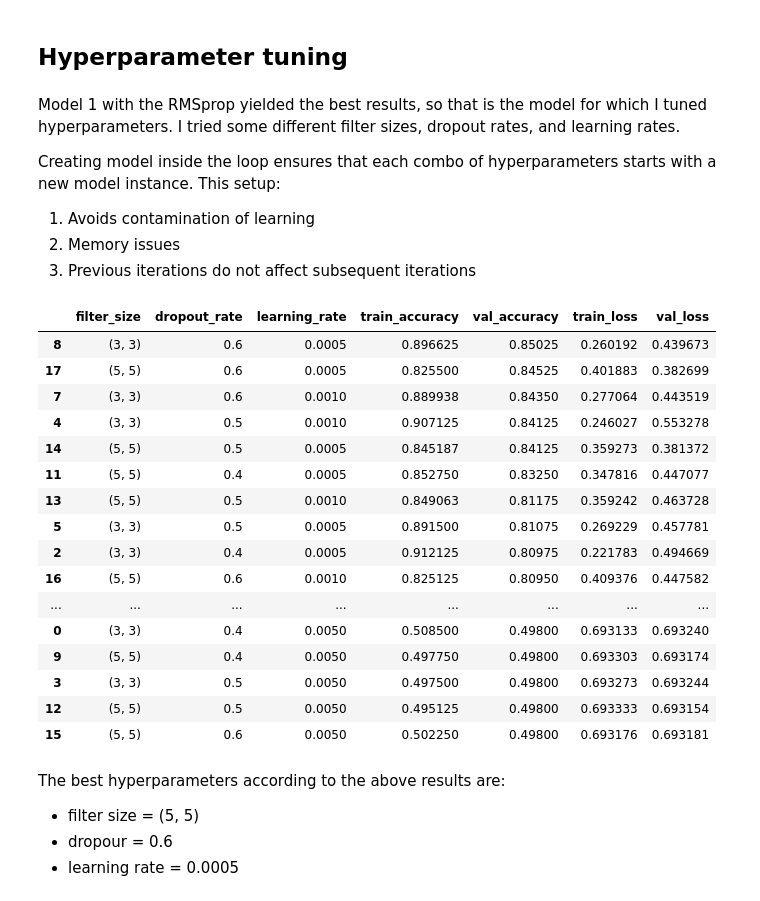
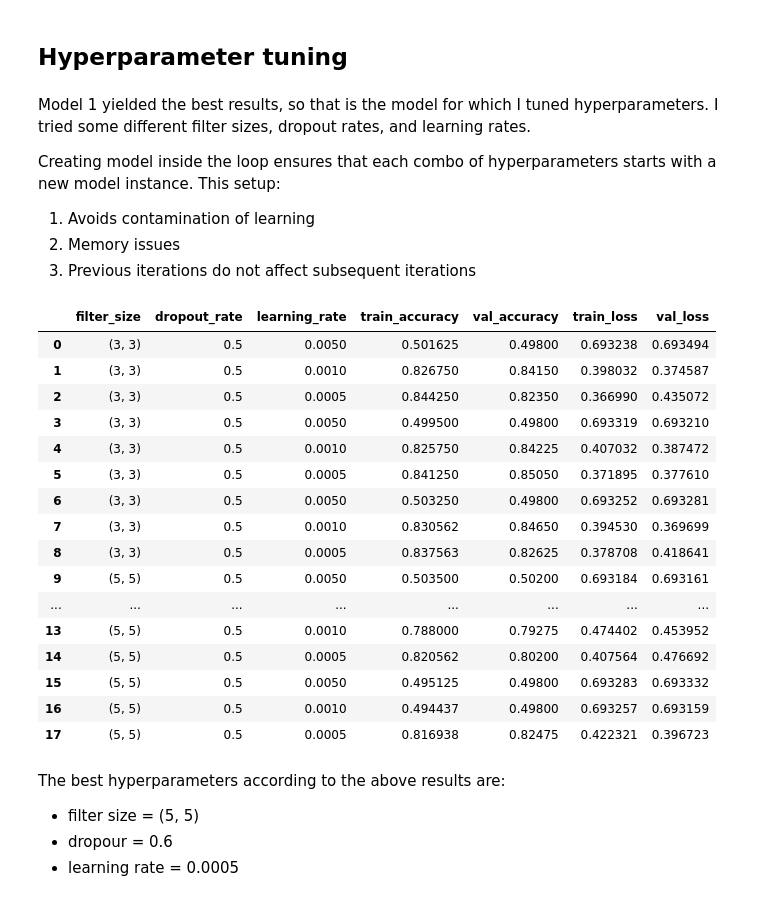
Before and after one commit to FleaBusyBeeBergs/dtsa5511-cnn-cancer-detection, a Jupyter notebook: cnn-cancer-detection.ipynb, the cells around one changed output. Cells and saved outputs as stored; diff of their text form; code cells hidden in the pictures.

```diff
--- a/cnn-cancer-detection.ipynb
+++ b/cnn-cancer-detection.ipynb
@@ -507,9 +380,10 @@ model2.compile(optimizer = 'sgd',
               loss = 'binary_crossentropy',
               metrics = ['accuracy'])
 # %%
-# train model2 - sgd
-history = model2.fit(X_train, y_train,
+# train model3 rmsprop
+history = model3.fit(X_train, y_train,
                     validation_data = (X_val, y_val),
-                    epochs = 20,
-                    batch_size = 32)
+                    epochs = 40,
+                    batch_size = 32,
+                    verbose = 0)
 # %% [output]
@@ -568,6 +406,0 @@ model2.compile(optimizer = Adam(),
-# %%
-# train model2 - adam
-history = model2.fit(X_train, y_train,
-                    validation_data = (X_val, y_val),
-                    epochs = 20,
-                    batch_size = 32)
@@ -617,7 +428,7 @@ history_adam2
 # %% [markdown]
 ## Hyperparameter tuning
 # %% [markdown]
-Model 1 with the RMSprop yielded the best results, so that is the model for which I tuned hyperparameters. I tried some different filter sizes, dropout rates, and learning rates.
+Model 1 yielded the best results, so that is the model for which I tuned hyperparameters. I tried some different filter sizes, dropout rates, and learning rates.
 
 Creating model inside the loop ensures that each combo of hyperparameters starts with a new model instance. This setup:
 1. Avoids contamination of learning
@@ -626,18 +437,26 @@ Creating model inside the loop ensures that each combo of hyperparameters starts
 # %%
 # parameters to tune
 filter_sizes = [(3, 3), (5, 5)]
-dropout_rates = [0.4, 0.5, 0.6]
+activation_functions = ['relu', 'tanh', 'sigmoid']
 learning_rates = [0.005, 0.001, 0.0005]
+dropout_rate = 0.5
 
 # store results in
 results = []
 
+# early stopping
+early_stopping = EarlyStopping(monitor='val_accuracy', patience=3, restore_best_weights=True)
+
+# loop
 for filter_size in filter_sizes:
-    for dropout_rate in dropout_rates:
+    for activation_function in activation_functions:
         for learning_rate in learning_rates:
 
             # clear previous model or tensor data
             clear_session()
+
+            # optimizer
+            rmsprop = RMSprop(learning_rate=learning_rate)
 
             # create model
             model = Sequential()
@@ -652,11 +471,19 @@ for filter_size in filter_sizes:
             # 1st block
             model.add(Conv2D(32, filter_size, activation = 'relu'))
             model.add(Conv2D(32, filter_size, activation = 'relu'))
+            model.add(Conv2D(32, filter_size, activation = 'relu'))
             model.add(MaxPooling2D(pool_size = (2, 2)))
 
             # 2nd block
             model.add(Conv2D(64, filter_size, activation = 'relu'))
             model.add(Conv2D(64, filter_size, activation = 'relu'))
+            model.add(Conv2D(64, filter_size, activation = 'relu'))
+            model.add(MaxPooling2D(pool_size = (2, 2)))
+
+            # 3rd block
+            model.add(Conv2D(128, filter_size, activation = 'relu'))
+            model.add(Conv2D(128, filter_size, activation = 'relu'))
+            model.add(Conv2D(128, filter_size, activation = 'relu'))
             model.add(MaxPooling2D(pool_size = (2, 2)))
 
             # fully connected layre
@@ -668,13 +495,13 @@ for filter_size in filter_sizes:
             # compile
             model.compile(optimizer = rmsprop,
                           loss = 'binary_crossentropy',
-                          metrics=['accuracy'])
+                          metrics = ['accuracy'])
 
             # train
             history = model.fit(
                 X_train, y_train,
-                validation_data=(X_val, y_val),
-                epochs  =10,
+                validation_data = (X_val, y_val),
+                epochs  = 10,
                 batch_size = 32,
                 verbose = 0 )
 
@@ -696,25 +523,25 @@ for filter_size in filter_sizes:
 # %%
 results_df = pd.DataFrame(results)
 
-results_df.sort_values(by = 'val_accuracy', ascending = False)
+results_df
 # %% [output]
 |  | filter_size | dropout_rate | learning_rate | train_accuracy | val_accuracy | train_loss | val_loss |
-| 8 | (3, 3) | 0.6 | 0.0005 | 0.896625 | 0.85025 | 0.260192 | 0.439673 |
-| 17 | (5, 5) | 0.6 | 0.0005 | 0.825500 | 0.84525 | 0.401883 | 0.382699 |
-| 7 | (3, 3) | 0.6 | 0.0010 | 0.889938 | 0.84350 | 0.277064 | 0.443519 |
-| 4 | (3, 3) | 0.5 | 0.0010 | 0.907125 | 0.84125 | 0.246027 | 0.553278 |
-| 14 | (5, 5) | 0.5 | 0.0005 | 0.845187 | 0.84125 | 0.359273 | 0.381372 |
-| 11 | (5, 5) | 0.4 | 0.0005 | 0.852750 | 0.83250 | 0.347816 | 0.447077 |
-| 13 | (5, 5) | 0.5 | 0.0010 | 0.849063 | 0.81175 | 0.359242 | 0.463728 |
-| 5 | (3, 3) | 0.5 | 0.0005 | 0.891500 | 0.81075 | 0.269229 | 0.457781 |
-| 2 | (3, 3) | 0.4 | 0.0005 | 0.912125 | 0.80975 | 0.221783 | 0.494669 |
-| 16 | (5, 5) | 0.6 | 0.0010 | 0.825125 | 0.80950 | 0.409376 | 0.447582 |
+| 0 | (3, 3) | 0.5 | 0.0050 | 0.501625 | 0.49800 | 0.693238 | 0.693494 |
+| 1 | (3, 3) | 0.5 | 0.0010 | 0.826750 | 0.84150 | 0.398032 | 0.374587 |
+| 2 | (3, 3) | 0.5 | 0.0005 | 0.844250 | 0.82350 | 0.366990 | 0.435072 |
+| 3 | (3, 3) | 0.5 | 0.0050 | 0.499500 | 0.49800 | 0.693319 | 0.693210 |
+| 4 | (3, 3) | 0.5 | 0.0010 | 0.825750 | 0.84225 | 0.407032 | 0.387472 |
+| 5 | (3, 3) | 0.5 | 0.0005 | 0.841250 | 0.85050 | 0.371895 | 0.377610 |
+| 6 | (3, 3) | 0.5 | 0.0050 | 0.503250 | 0.49800 | 0.693252 | 0.693281 |
+| 7 | (3, 3) | 0.5 | 0.0010 | 0.830562 | 0.84650 | 0.394530 | 0.369699 |
+| 8 | (3, 3) | 0.5 | 0.0005 | 0.837563 | 0.82625 | 0.378708 | 0.418641 |
+| 9 | (5, 5) | 0.5 | 0.0050 | 0.503500 | 0.50200 | 0.693184 | 0.693161 |
 | ... | ... | ... | ... | ... | ... | ... | ... |
-| 0 | (3, 3) | 0.4 | 0.0050 | 0.508500 | 0.49800 | 0.693133 | 0.693240 |
-| 9 | (5, 5) | 0.4 | 0.0050 | 0.497750 | 0.49800 | 0.693303 | 0.693174 |
-| 3 | (3, 3) | 0.5 | 0.0050 | 0.497500 | 0.49800 | 0.693273 | 0.693244 |
-| 12 | (5, 5) | 0.5 | 0.0050 | 0.495125 | 0.49800 | 0.693333 | 0.693154 |
-| 15 | (5, 5) | 0.6 | 0.0050 | 0.502250 | 0.49800 | 0.693176 | 0.693181 |
+| 13 | (5, 5) | 0.5 | 0.0010 | 0.788000 | 0.79275 | 0.474402 | 0.453952 |
+| 14 | (5, 5) | 0.5 | 0.0005 | 0.820562 | 0.80200 | 0.407564 | 0.476692 |
+| 15 | (5, 5) | 0.5 | 0.0050 | 0.495125 | 0.49800 | 0.693283 | 0.693332 |
+| 16 | (5, 5) | 0.5 | 0.0010 | 0.494437 | 0.49800 | 0.693257 | 0.693159 |
+| 17 | (5, 5) | 0.5 | 0.0005 | 0.816938 | 0.82475 | 0.422321 | 0.396723 |
 # %% [markdown]
 The best hyperparameters according to the above results are:
 * filter size = (5, 5)
```
Also changed, not shown: parts of 30 cells of this notebook.
